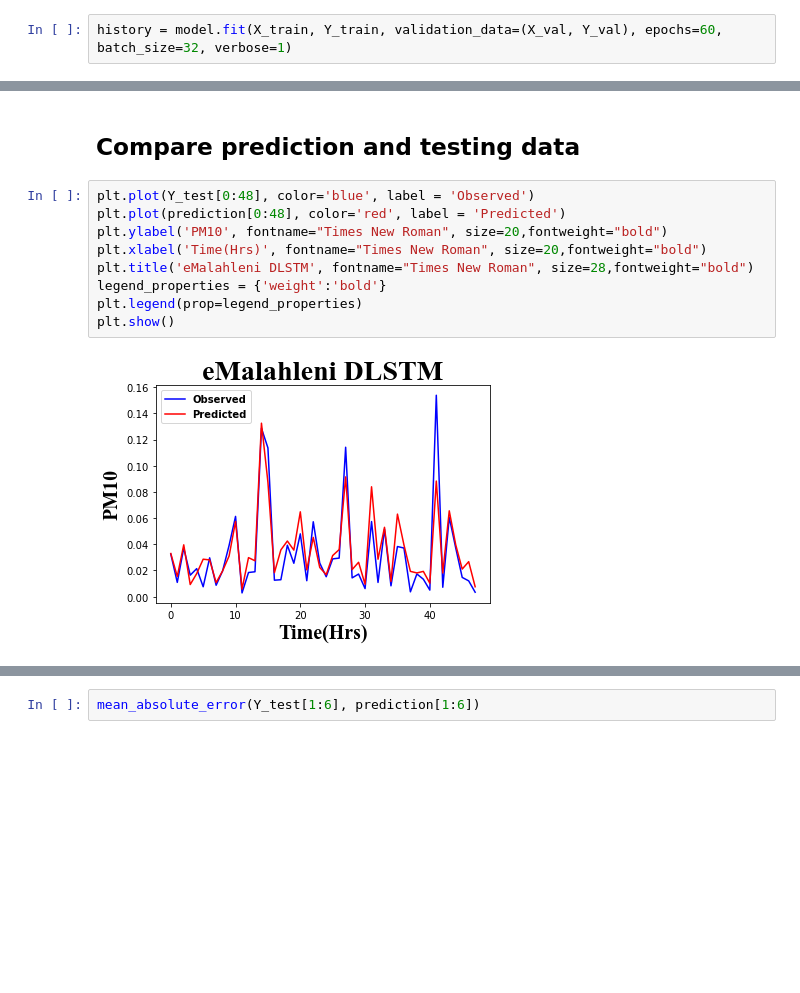
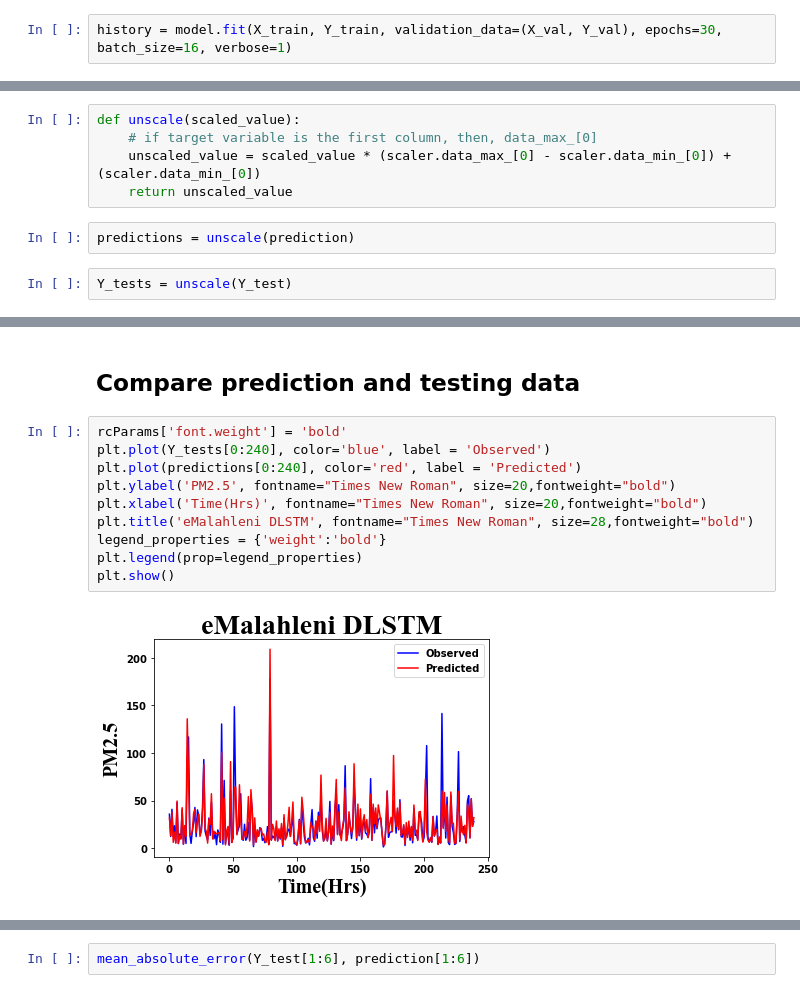
Before and after one commit to Rirhandzu-Novela/Highveld-air-pollution-prediction-health-impacts, a Jupyter notebook: Air_Poll_Python/Vanilla LSTM DROPOUT.ipynb, the cells around one changed output, grey strips where cells are left out. Saved outputs shown, nothing was run; the diff lists cells and outputs as text; blank space fills up the shorter version.

```diff
--- a/Air_Poll_Python/Vanilla LSTM DROPOUT.ipynb
+++ b/Air_Poll_Python/Vanilla LSTM DROPOUT.ipynb
@@ -207,5 +208,5 @@ _________________________________________________________________
 # %% [markdown]
 ## Training
 # %%
-history = model.fit(X_train, Y_train, validation_data=(X_val, Y_val), epochs=60, batch_size=32, verbose=1)
+history = model.fit(X_train, Y_train, validation_data=(X_val, Y_val), epochs=30, batch_size=16, verbose=1)
 # %% [output]
@@ -248 +236,10 @@ prediction = model.predict(X_test)
+# %%
+def unscale(scaled_value):
+    # if target variable is the first column, then, data_max_[0]
+    unscaled_value = scaled_value * (scaler.data_max_[0] - scaler.data_min_[0]) + (scaler.data_min_[0])
+    return unscaled_value
+# %%
+predictions = unscale(prediction)
+# %%
+Y_tests = unscale(Y_test)
 # %%
@@ -273,13 +260,14 @@ accuracy testing = 9
 # %% [markdown]
 ## Compare prediction and testing data
 # %%
-plt.plot(Y_test[0:48], color='blue', label = 'Observed')
-plt.plot(prediction[0:48], color='red', label = 'Predicted')
-plt.ylabel('PM10', fontname="Times New Roman", size=20,fontweight="bold")
+rcParams['font.weight'] = 'bold'
+plt.plot(Y_tests[0:240], color='blue', label = 'Observed')
+plt.plot(predictions[0:240], color='red', label = 'Predicted')
+plt.ylabel('PM2.5', fontname="Times New Roman", size=20,fontweight="bold")
 plt.xlabel('Time(Hrs)', fontname="Times New Roman", size=20,fontweight="bold")
 plt.title('eMalahleni DLSTM', fontname="Times New Roman", size=28,fontweight="bold")
 legend_properties = {'weight':'bold'}
 plt.legend(prop=legend_properties)
 plt.show()
 # %% [output]
-[figure, old version]
+[figure, new version]
```
Also changed, not shown: parts of 23 cells of this notebook, 10 other files.
